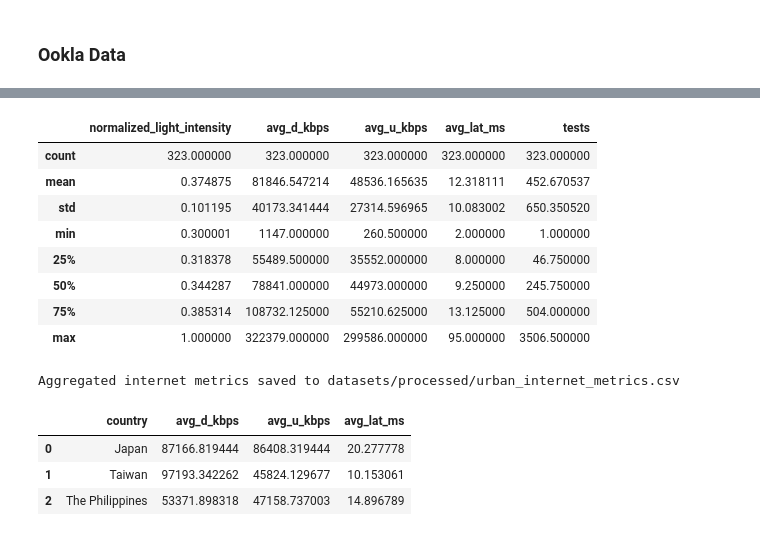
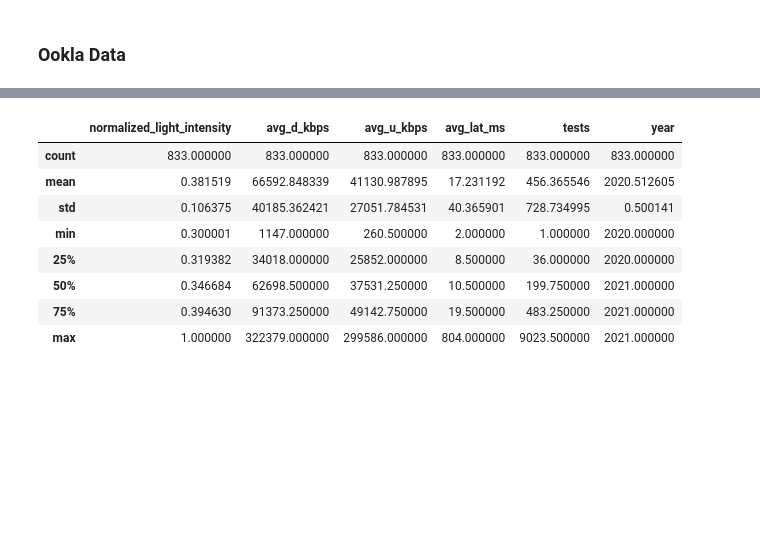
Before and after one commit to Mahmoudmohamed125/connectivity-lighting-correlation, a Jupyter notebook: Preprocessing.ipynb, the cells around one changed output, grey strips where cells are left out. Cells and saved outputs as stored; diff of their text form; code cells hidden in the pictures; blank space fills up the shorter version.

Commit message:
Code now handles multiple years

```diff
--- a/Preprocessing.ipynb
+++ b/Preprocessing.ipynb
@@ -289,0 +323,21 @@ Cleaned dataset saved to datasets/processed/cleaned_urban_internet_data.csv
+# %%
+# Initialize an empty list to hold the joined data for each year
+yearly_spatial_join_results = []
+
+for year in common_years:
+    # Filter data for the specific year
+    ookla_year_data = ookla_gdf[ookla_gdf['year_left'] == year]
+    urban_light_year_data = urban_light_gdf[urban_light_gdf['year_right'] == year]
+
+    # Perform spatial join
+    spatial_joined = gpd.sjoin(ookla_year_data, urban_light_year_data, how="inner", predicate="intersects")
+
+    # Clean up the joined data
+    spatial_joined['year'] = year  # Add a unified year column
+    spatial_joined = spatial_joined.drop(['year_left', 'year_right', 'index_right'], axis=1, errors='ignore')
+
+    # Append the result to the list
+    yearly_spatial_join_results.append(spatial_joined)
+
+# Combine all yearly results into a single GeoDataFrame
+combined_data = gpd.GeoDataFrame(pd.concat(yearly_spatial_join_results, ignore_index=True), crs="EPSG:4326")
@@ -289,0 +346,14 @@ Cleaned dataset saved to datasets/processed/cleaned_urban_internet_data.csv
+# %%
+# Filter only relevant columns for analysis
+filtered_columns = [
+    'country_left', 'normalized_light_intensity', 'avg_d_kbps', 'avg_u_kbps',
+    'avg_lat_ms', 'tests', 'year', 'geometry'
+]
+cleaned_data = combined_data[filtered_columns]
+
+# Rename columns for consistency
+cleaned_data.rename(columns={'country_left': 'country'}, inplace=True)
+
+# Save to CSV
+cleaned_data.to_csv(output_cleaned_csv, index=False)
+print(f"Cleaned dataset saved to {output_cleaned_csv}")
@@ -330,37 +375,12 @@ annual_data.head()
 # %%
-annual_data.describe()
+cleaned_data.describe()
 # %% [output]
-|  | normalized_light_intensity | avg_d_kbps | avg_u_kbps | avg_lat_ms | tests |
-| count | 323.000000 | 323.000000 | 323.000000 | 323.000000 | 323.000000 |
-| mean | 0.374875 | 81846.547214 | 48536.165635 | 12.318111 | 452.670537 |
-| std | 0.101195 | 40173.341444 | 27314.596965 | 10.083002 | 650.350520 |
-| min | 0.300001 | 1147.000000 | 260.500000 | 2.000000 | 1.000000 |
-| 25% | 0.318378 | 55489.500000 | 35552.000000 | 8.000000 | 46.750000 |
-| 50% | 0.344287 | 78841.000000 | 44973.000000 | 9.250000 | 245.750000 |
-| 75% | 0.385314 | 108732.125000 | 55210.625000 | 13.125000 | 504.000000 |
-| max | 1.000000 | 322379.000000 | 299586.000000 | 95.000000 | 3506.500000 |
+|  | normalized_light_intensity | avg_d_kbps | avg_u_kbps | avg_lat_ms | tests | year |
+| count | 833.000000 | 833.000000 | 833.000000 | 833.000000 | 833.000000 | 833.000000 |
+| mean | 0.381519 | 66592.848339 | 41130.987895 | 17.231192 | 456.365546 | 2020.512605 |
+| std | 0.106375 | 40185.362421 | 27051.784531 | 40.365901 | 728.734995 | 0.500141 |
+| min | 0.300001 | 1147.000000 | 260.500000 | 2.000000 | 1.000000 | 2020.000000 |
+| 25% | 0.319382 | 34018.000000 | 25852.000000 | 8.500000 | 36.000000 | 2020.000000 |
+| 50% | 0.346684 | 62698.500000 | 37531.250000 | 10.500000 | 199.750000 | 2021.000000 |
+| 75% | 0.394630 | 91373.250000 | 49142.750000 | 19.500000 | 483.250000 | 2021.000000 |
+| max | 1.000000 | 322379.000000 | 299586.000000 | 804.000000 | 9023.500000 | 2021.000000 |
-# %%
-output_aggregated_csv = "datasets/processed/urban_internet_metrics.csv"
-
-# Group by urban region or city (use `shapeName` as the grouping column)
-grouped = annual_data.groupby('country')
-
-# Compute average metrics for each region
-aggregated_metrics = grouped.agg({
-    'avg_d_kbps': 'mean',
-    'avg_u_kbps': 'mean',
-    'avg_lat_ms': 'mean'
-}).reset_index()
-
-# Save the aggregated metrics to CSV
-aggregated_metrics.to_csv(output_aggregated_csv, index=False)
-print(f"Aggregated internet metrics saved to {output_aggregated_csv}")
-# %% [output]
-Aggregated internet metrics saved to datasets/processed/urban_internet_metrics.csv
-# %%
-aggregated_metrics
-# %% [output]
-|  | country | avg_d_kbps | avg_u_kbps | avg_lat_ms |
-| 0 | Japan | 87166.819444 | 86408.319444 | 20.277778 |
-| 1 | Taiwan | 97193.342262 | 45824.129677 | 10.153061 |
-| 2 | The Philippines | 53371.898318 | 47158.737003 | 14.896789 |
```
Also changed, not shown: parts of 32 cells of this notebook, 14 other files.
